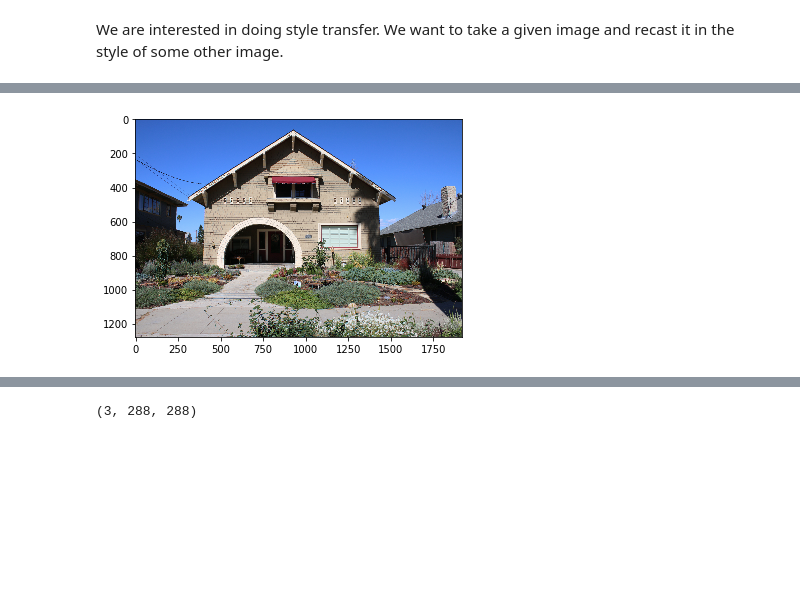
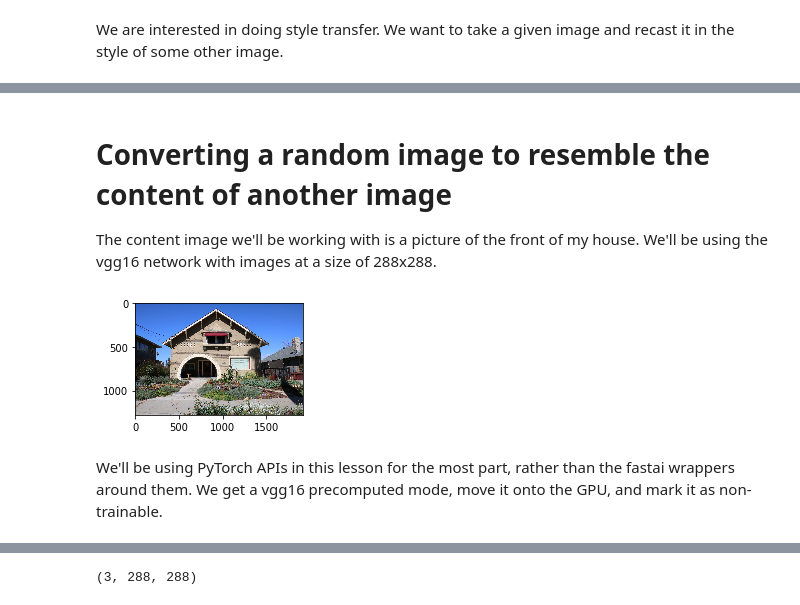
Before and after one commit to nrhodes/cs152fa2018, a Jupyter notebook: notebooks/StyleTransfer.ipynb, the cells around one changed output, grey strips where cells are left out. Cells and saved outputs as stored; diff of their text form; code cells hidden in the pictures; blank space fills up the shorter version.

```diff
--- a/notebooks/StyleTransfer.ipynb
+++ b/notebooks/StyleTransfer.ipynb
@@ -25,0 +38,4 @@ from scipy import ndimage
+# %%
+def draw_with_size(image, size_in_inches):
+    plt.figure(figsize=(size_in_inches, size_in_inches))
+    plt.imshow(image);
@@ -26,9 +54,17 @@ from scipy import ndimage
+# %% [markdown]
+# Converting a random image to resemble the content of another image
+
+The content image we'll be working with is a picture of the front of my house.  We'll be using the vgg16 network with images at a size of 288x288.
 # %%
 PATH = Path('../images')
 HOUSE = 'house.png'
+ARCH=vgg16
 sz=288
 content_img = open_image(PATH/HOUSE)
-plt.imshow(content_img);
+draw_with_size(content_img, 3)
 # %% [output]
-[figure, old version]
+[figure, new version]
+# %% [markdown]
+We'll be using PyTorch APIs in this lesson for the most part, rather than the fastai wrappers around them.
+We get a vgg16 precomputed mode, move it onto the GPU, and mark it as non-trainable.
 # %%
```
Also changed, not shown: parts of 92 cells of this notebook.
